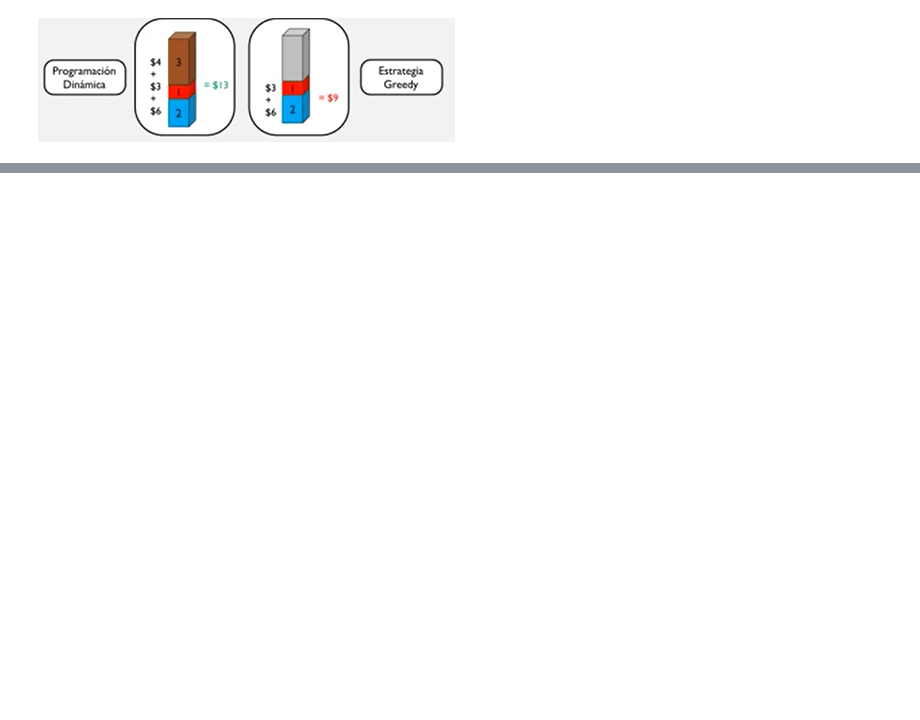
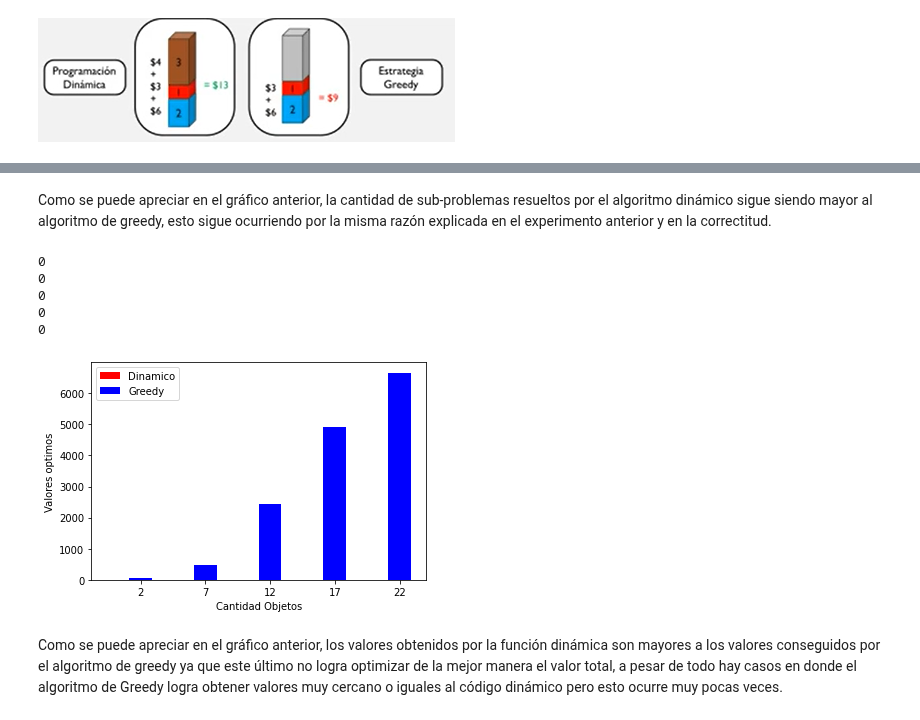
Before and after one commit to Jorgee18/ADA-Informes, a Jupyter notebook: KnapsackProblem.ipynb, the cells around one changed output, grey strips where cells are left out. Drawn from its saved outputs; the diff is of its cells as text; code cells hidden in the pictures; blank space fills up the shorter version.

```diff
--- a/KnapsackProblem.ipynb
+++ b/KnapsackProblem.ipynb
@@ -254,0 +379,39 @@ Como ejemplo del mejor y peor caso, se pueden observar las demostraciones anteri
+# %% [markdown]
+Como se puede apreciar en el gráfico anterior, la cantidad de sub-problemas resueltos por el algoritmo dinámico sigue siendo mayor al algoritmo de greedy, esto sigue ocurriendo por la misma razón explicada en el experimento anterior y en la correctitud.
+# %%
+y_Dynamic = []
+y_Greedy = []
+x = []
+
+for n in range(2, 25, 5):
+    W, val, wt = knapsack_instance_generator(n)
+    valor1 = knapSack(W, wt, val, n)
+    print(valor1)
+    valor2 = knapSackGreddy(W, wt, val, n)
+
+    y_Dynamic.append(valor1)
+    y_Greedy.append(valor2)
+    x.append(n)
+
+indices = np.arange(len(x))
+anchoBarra = 0.35
+
+plt.xlabel("Cantidad Objetos")
+plt.ylabel("Valores optimos")
+
+plt.bar(indices, y_Dynamic, anchoBarra, color= "red", label= "Dinamico")
+plt.bar(indices + anchoBarra, y_Greedy, anchoBarra, color= "blue", label= "Greedy")
+
+plt.xticks(indices + anchoBarra, x)
+plt.legend()
+plt.show()
+# %% [output]
+0
+0
+0
+0
+0
+[figure, added]
+# %% [markdown]
+Como se puede apreciar en el gráfico anterior, los valores obtenidos por la función dinámica son mayores a los valores conseguidos por el algoritmo de greedy ya que este último no logra optimizar de la mejor manera el valor total,
+a pesar de todo hay casos en donde el algoritmo de Greedy logra obtener valores muy cercano o iguales al código dinámico pero esto ocurre muy pocas veces.
```
Also changed, not shown: parts of 27 cells of this notebook.
